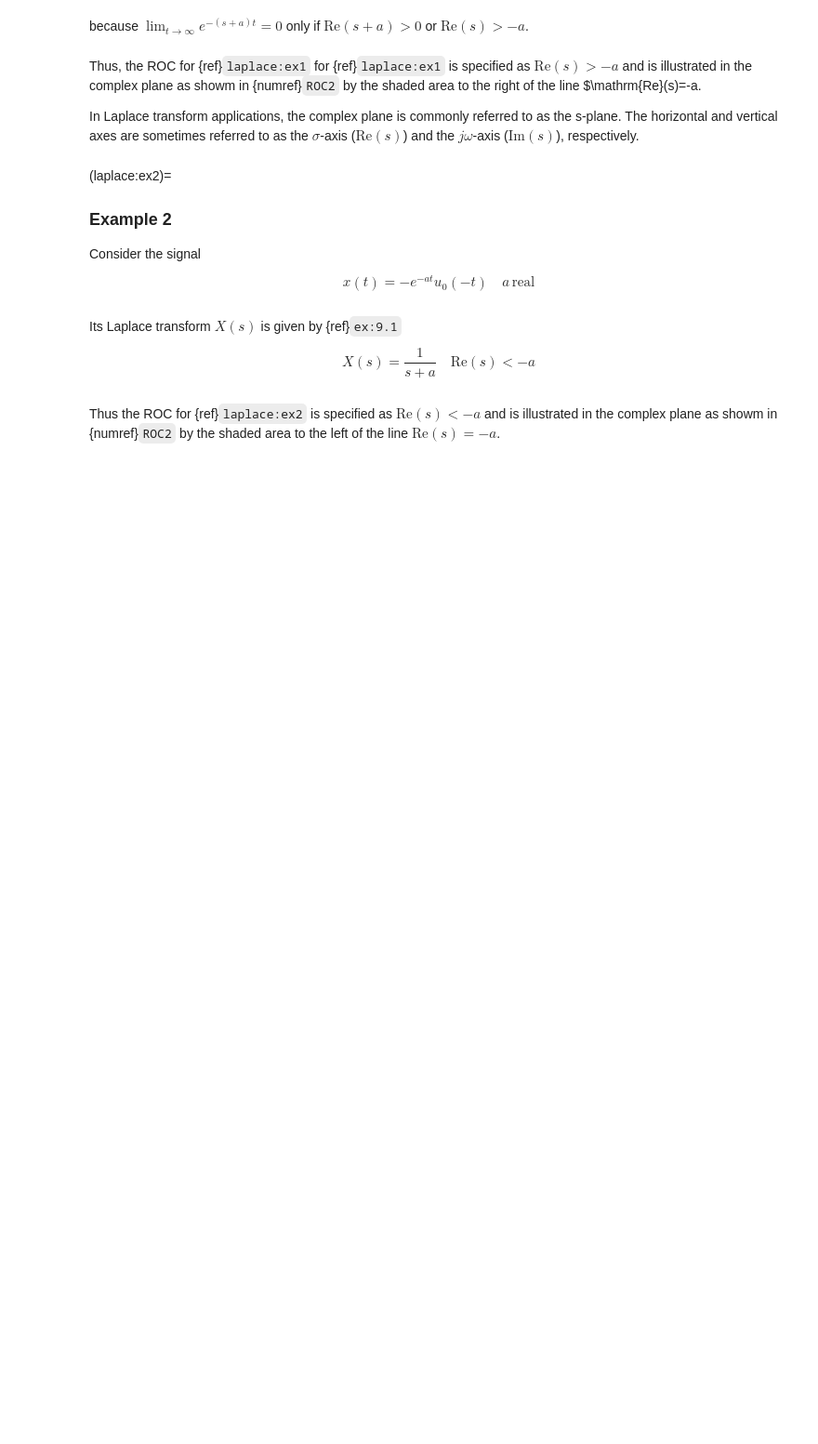
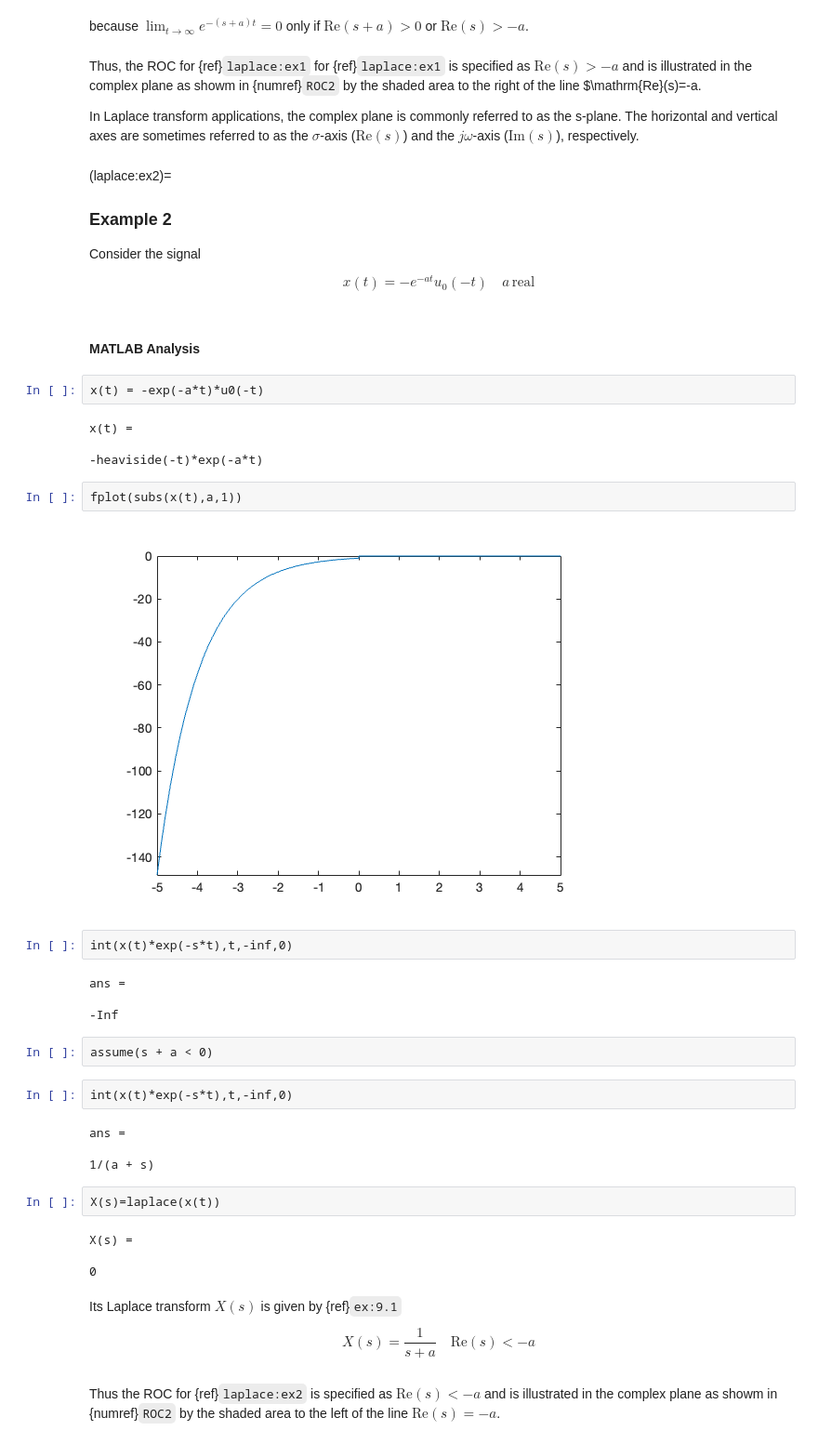
Before and after one commit to cpjobling/eg-150-textbook, a Jupyter notebook: _sources/laplace_transform/1/laplace.ipynb, the cells around one changed output. Shown at 93% size. Saved outputs shown, nothing was run; the diff lists cells and outputs as text; blank space fills up the shorter version.

```diff
--- a/_sources/laplace_transform/1/laplace.ipynb
+++ b/_sources/laplace_transform/1/laplace.ipynb
@@ -122,6 +163,38 @@ In Laplace transform applications, the complex plane is commonly referred to as
 Consider the signal
 
 $$x(t) = -e^{-at}u_0(-t)\quad a\, \mathrm{real}$$
+# %% [markdown]
+#### MATLAB Analysis
+# %%
+x(t) = -exp(-a*t)*u0(-t)
+# %% [output]
+x(t) =
+
+-heaviside(-t)*exp(-a*t)
+# %%
+fplot(subs(x(t),a,1))
+# %% [output]
+[figure, added]
+# %%
+int(x(t)*exp(-s*t),t,-inf,0)
+# %% [output]
+ans =
+
+-Inf
+# %%
+assume(s + a < 0)
+# %%
+int(x(t)*exp(-s*t),t,-inf,0)
+# %% [output]
+ans =
+
+1/(a + s)
+# %%
+X(s)=laplace(x(t))
+# %% [output]
+X(s) =
+
+0
 # %% [markdown]
 Its Laplace transform $X(s)$ is given by {ref}`ex:9.1`
 
```
Also changed, not shown: parts of 27 cells of this notebook, 44 other files.
